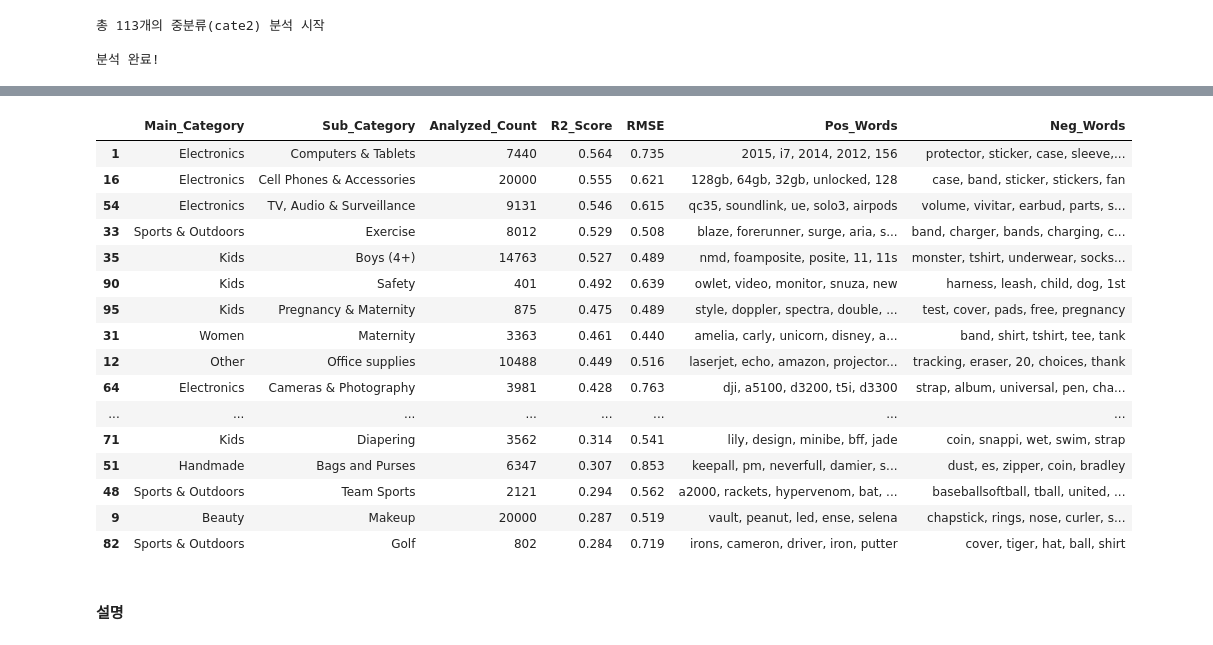
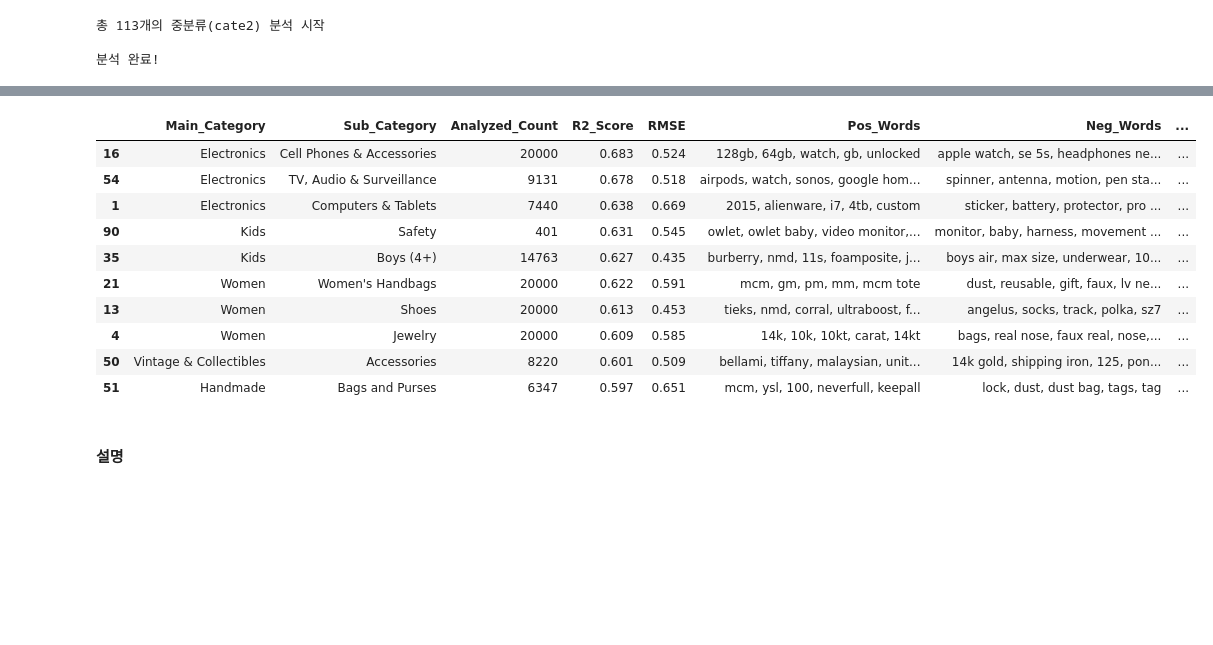
Before and after one commit to S-HNJN/first-repository, a Jupyter notebook: Mercari.ipynb, the cells around one changed output, grey strips where cells are left out. Drawn from its saved outputs; the diff is of its cells as text; code cells hidden in the pictures; blank space fills up the shorter version.

```diff
--- a/Mercari.ipynb
+++ b/Mercari.ipynb
@@ -718,7 +750,7 @@ if len(subset) > 20000:
     subset = subset.sample(n=20000, random_state=42)
 
 # (2) TF-IDF 벡터화
-tfidf = TfidfVectorizer(stop_words='english', max_features=1000, min_df=10)
+tfidf = TfidfVectorizer(stop_words='english', max_features=1000, min_df=10,ngram_range=(1,2))
 
 X = tfidf.fit_transform(subset['clean_desc'])
 
@@ -795,7 +827,7 @@ for cat in unique_cate1:
         subset = subset.sample(n=20000, random_state=42)
 
     # (2) TF-IDF 벡터화
-    tfidf = TfidfVectorizer(stop_words='english', max_features=1000, min_df=10)
+    tfidf = TfidfVectorizer(stop_words='english', max_features=1000, min_df=10,ngram_range=(1,2))
 
     try:
         # 이미 전처리된 'full_text' 컬럼을 사용한다고 가정
@@ -888,7 +920,7 @@ for cat in unique_cate1:
         subset = subset.sample(n=20000, random_state=42)
 
     # (2) TF-IDF 벡터화
-    tfidf = TfidfVectorizer(stop_words='english', max_features=1000, min_df=10)
+    tfidf = TfidfVectorizer(stop_words='english', max_features=1000, min_df=10,ngram_range=(1,2))
 
     try:
         # 이미 전처리된 'full_text' 컬럼을 사용한다고 가정
@@ -995,6 +1027,7 @@ print(word_impact.tail(3)) # 가격 하락 키워드
 # %% [output]
 '\ntfidf = TfidfVectorizer(stop_words=\'english\')\nX_tfidf = tfidf.fit_transform(mercari_df[\'full_text\'])\n\nX_train, X_test, y_train, y_test = train_test_split(X_tfidf, mercari_df[\'price\'], test ...
 # %%
+'''
 category_keywords = []
 unique_cate2 = mercari_df['cate2'].unique()
 
@@ -1014,7 +1047,7 @@ for cat in unique_cate2:
         subset = subset.sample(n=20000, random_state=42)
 
     # (2) TF-IDF 벡터화
-    tfidf = TfidfVectorizer(stop_words='english', max_features=1000, min_df=10)
+    tfidf = TfidfVectorizer(stop_words='english', max_features=1000, min_df=10,ngram_range=(1,2))
 
     try:
         # 이미 전처리된 'full_text' 컬럼을 사용한다고 가정
@@ -1067,6 +1100,7 @@ cate2_name_df = pd.DataFrame(category_keywords)
 cate2_name_df = cate2_name_df.sort_values(by='R2_Score', ascending=False)
 
 print("\n분석 완료!")
+'''
 # %% [output]
 총 113개의 중분류(cate2) 분석 시작
 
@@ -1074,23 +1249,17 @@ print("\n분석 완료!")
 # %%
-cate2_name_df.head(50)
+cate2_name_df.head(10)
 # %% [output]
-|  | Main_Category | Sub_Category | Analyzed_Count | R2_Score | RMSE | Pos_Words | Neg_Words |
-| 1 | Electronics | Computers & Tablets | 7440 | 0.564 | 0.735 | 2015, i7, 2014, 2012, 156 | protector, sticker, case, sleeve,... |
-| 16 | Electronics | Cell Phones & Accessories | 20000 | 0.555 | 0.621 | 128gb, 64gb, 32gb, unlocked, 128 | case, band, sticker, stickers, fan |
-| 54 | Electronics | TV, Audio & Surveillance | 9131 | 0.546 | 0.615 | qc35, soundlink, ue, solo3, airpods | volume, vivitar, earbud, parts, s... |
-| 33 | Sports & Outdoors | Exercise | 8012 | 0.529 | 0.508 | blaze, forerunner, surge, aria, s... | band, charger, bands, charging, c... |
-| 35 | Kids | Boys (4+) | 14763 | 0.527 | 0.489 | nmd, foamposite, posite, 11, 11s | monster, tshirt, underwear, socks... |
-| 90 | Kids | Safety | 401 | 0.492 | 0.639 | owlet, video, monitor, snuza, new | harness, leash, child, dog, 1st |
-| 95 | Kids | Pregnancy & Maternity | 875 | 0.475 | 0.489 | style, doppler, spectra, double, ... | test, cover, pads, free, pregnancy |
-| 31 | Women | Maternity | 3363 | 0.461 | 0.440 | amelia, carly, unicorn, disney, a... | band, shirt, tshirt, tee, tank |
-| 12 | Other | Office supplies | 10488 | 0.449 | 0.516 | laserjet, echo, amazon, projector... | tracking, eraser, 20, choices, thank |
-| 64 | Electronics | Cameras & Photography | 3981 | 0.428 | 0.763 | dji, a5100, d3200, t5i, d3300 | strap, album, universal, pen, cha... |
-| ... | ... | ... | ... | ... | ... | ... | ... |
-| 71 | Kids | Diapering | 3562 | 0.314 | 0.541 | lily, design, minibe, bff, jade | coin, snappi, wet, swim, strap |
-| 51 | Handmade | Bags and Purses | 6347 | 0.307 | 0.853 | keepall, pm, neverfull, damier, s... | dust, es, zipper, coin, bradley |
-| 48 | Sports & Outdoors | Team Sports | 2121 | 0.294 | 0.562 | a2000, rackets, hypervenom, bat, ... | baseballsoftball, tball, united, ... |
-| 9 | Beauty | Makeup | 20000 | 0.287 | 0.519 | vault, peanut, led, ense, selena | chapstick, rings, nose, curler, s... |
-| 82 | Sports & Outdoors | Golf | 802 | 0.284 | 0.719 | irons, cameron, driver, iron, putter | cover, tiger, hat, ball, shirt |
+|  | Main_Category | Sub_Category | Analyzed_Count | R2_Score | RMSE | Pos_Words | Neg_Words | ... |
+| 16 | Electronics | Cell Phones & Accessories | 20000 | 0.683 | 0.524 | 128gb, 64gb, watch, gb, unlocked | apple watch, se 5s, headphones ne... | ... |
+| 54 | Electronics | TV, Audio & Surveillance | 9131 | 0.678 | 0.518 | airpods, watch, sonos, google hom... | spinner, antenna, motion, pen sta... | ... |
+| 1 | Electronics | Computers & Tablets | 7440 | 0.638 | 0.669 | 2015, alienware, i7, 4tb, custom | sticker, battery, protector, pro ... | ... |
+| 90 | Kids | Safety | 401 | 0.631 | 0.545 | owlet, owlet baby, video monitor,... | monitor, baby, harness, movement ... | ... |
+| 35 | Kids | Boys (4+) | 14763 | 0.627 | 0.435 | burberry, nmd, 11s, foamposite, j... | boys air, max size, underwear, 10... | ... |
+| 21 | Women | Women's Handbags | 20000 | 0.622 | 0.591 | mcm, gm, pm, mm, mcm tote | dust, reusable, gift, faux, lv ne... | ... |
+| 13 | Women | Shoes | 20000 | 0.613 | 0.453 | tieks, nmd, corral, ultraboost, f... | angelus, socks, track, polka, sz7 | ... |
+| 4 | Women | Jewelry | 20000 | 0.609 | 0.585 | 14k, 10k, 10kt, carat, 14kt | bags, real nose, faux real, nose,... | ... |
+| 50 | Vintage & Collectibles | Accessories | 8220 | 0.601 | 0.509 | bellami, tiffany, malaysian, unit... | 14k gold, shipping iron, 125, pon... | ... |
+| 51 | Handmade | Bags and Purses | 6347 | 0.597 | 0.651 | mcm, ysl, 100, neverfull, keepall | lock, dust, dust bag, tags, tag | ... |
 # %% [markdown]
 #### 설명
 # %%
```
Also changed, not shown: parts of 37 cells of this notebook.
